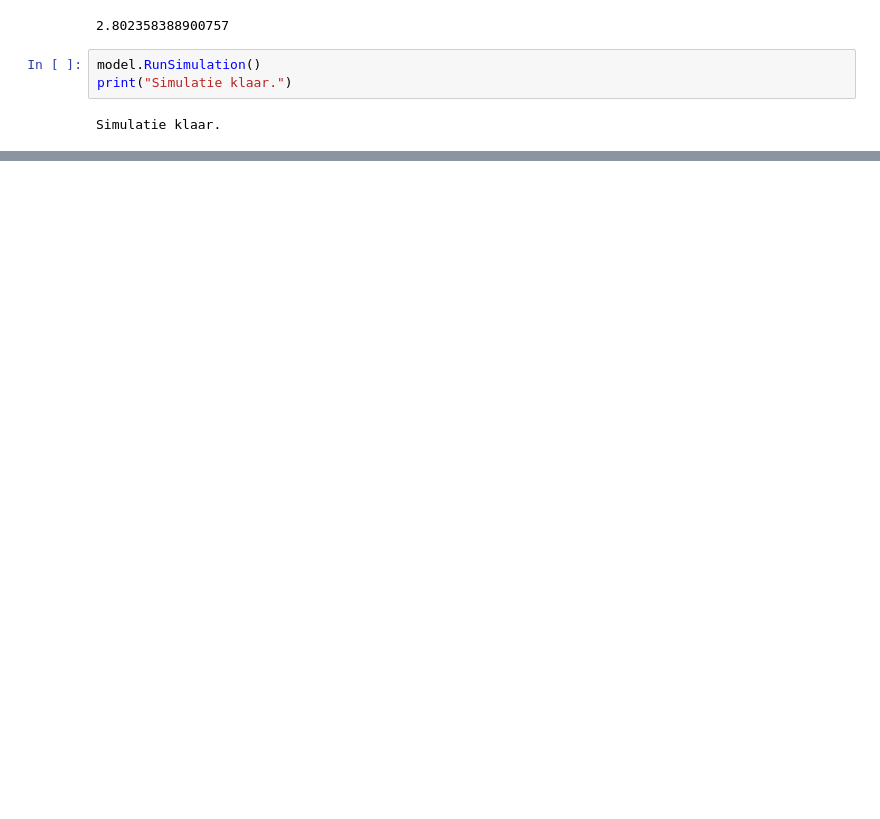
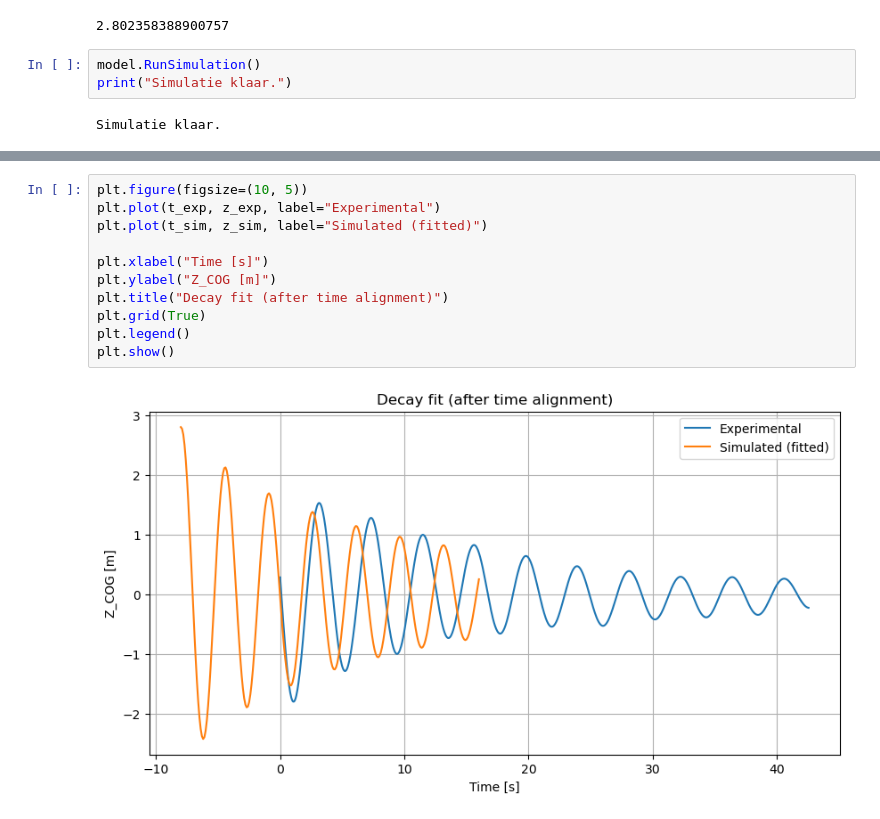
Before and after one commit to veravanspronsen/PHASE2_V2, a Jupyter notebook: OF x decay.ipynb, the cells around one changed output, grey strips where cells are left out. Saved outputs shown, nothing was run; the diff lists cells and outputs as text; blank space fills up the shorter version.

```diff
--- a/OF x decay.ipynb
+++ b/OF x decay.ipynb
@@ -201,0 +228,13 @@ NameError: name 't_sim_norm' is not defined
+# %%
+plt.figure(figsize=(10, 5))
+plt.plot(t_exp, z_exp, label="Experimental")
+plt.plot(t_sim, z_sim, label="Simulated (fitted)")
+
+plt.xlabel("Time [s]")
+plt.ylabel("Z_COG [m]")
+plt.title("Decay fit (after time alignment)")
+plt.grid(True)
+plt.legend()
+plt.show()
+# %% [output]
+[figure, added]
```
Also changed, not shown: parts of 12 cells of this notebook, 2 other files.
